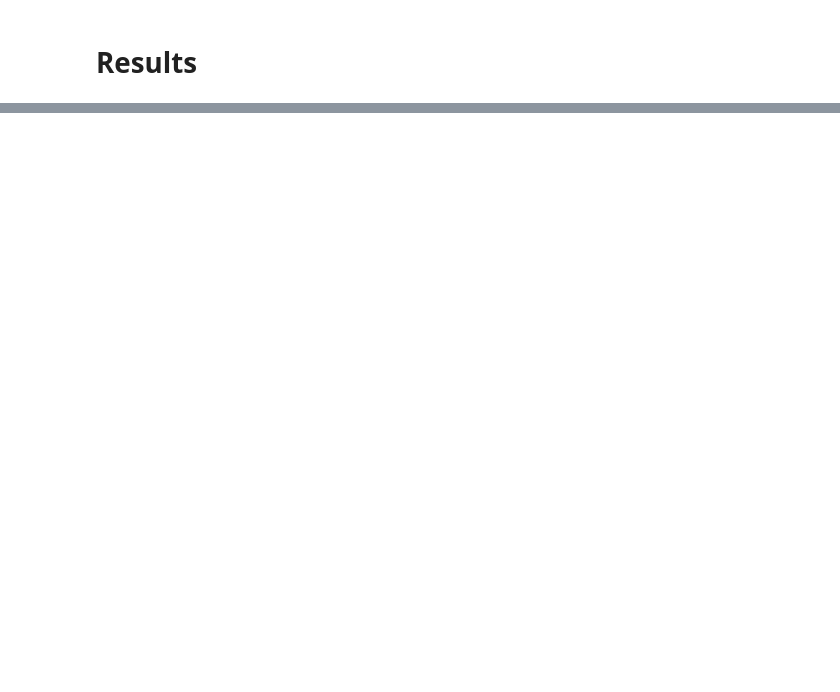
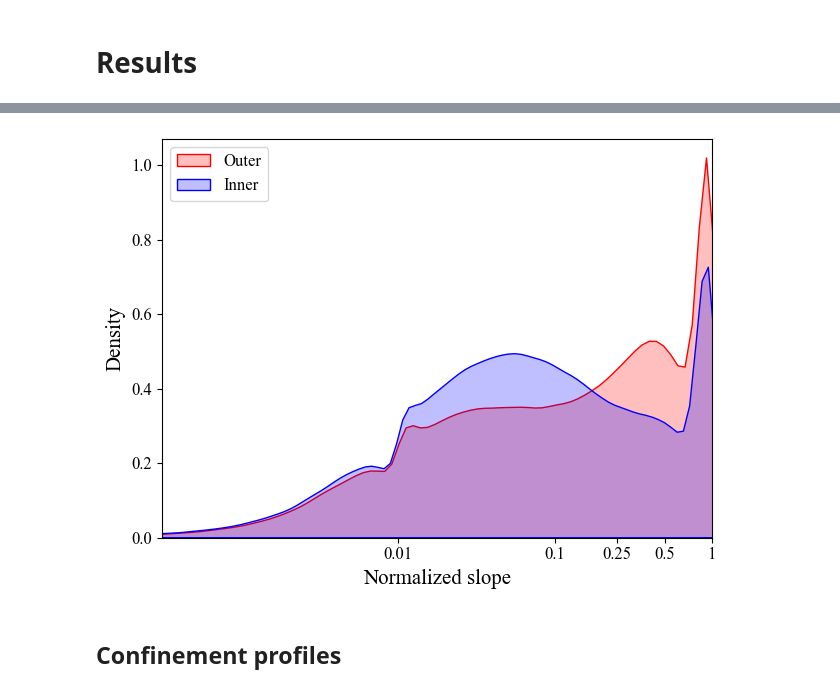
Before and after one commit to niekcde/river-confinement, a Jupyter notebook: final_results.ipynb, the cells around one changed output, grey strips where cells are left out. Drawn from its saved outputs; the diff is of its cells as text; code cells hidden in the pictures; blank space fills up the shorter version.

```diff
--- a/final_results.ipynb
+++ b/final_results.ipynb
@@ -13,3 +1033,21 @@ dfC = pd.read_csv('/Volumes/PhD/confinement/results/dfClusterSlope.csv')
+# %%
+labelsize = 15
+tickSize = 12
+f,ax = plt.subplots()
+sns.kdeplot(data = dfCluster,x = 'slope_out_normalized_log', fill=True, ax = ax, color = 'red' , label = 'Outer')
+sns.kdeplot(data = dfCluster,x = 'slope_inn_normalized_log', fill=True, ax = ax, color = 'blue', label = 'Inner')
+ax.set_xlabel('Normalized slope', fontsize = labelsize)
+ax.set_ylabel('Density', fontsize = labelsize)
+ax.tick_params(axis = 'both', which = 'major', labelsize = tickSize)
+
+plt.legend(title_fontsize = 12, fontsize = 12)
+ax.set_xticks([0.0 ,-2, -1,-0.602, -0.301], [1,0.01, 0.1, 0.25, 0.5])
+plt.xlim([-3.5, 0])
+plt.tight_layout()
+# plt.savefig('/Users/6256481/Library/CloudStorage/OneDrive-UniversiteitUtrecht/Desktop/RivWidth/Paper/Figuren/norm_slope_inOut_02_KDE.png', dpi = 1000)
+plt.show()
+# %% [output]
+[figure, added]
 # %%
 folder = "/Volumes/PhD/SWOT/RiverSP_D_parq/node/"
 
@@ -23,3 +1061,5 @@ df = duckdb.query(f"""
                 ABS(xtrk_dist) BETWEEN {xtrk_dist[0]} AND {xtrk_dist[1]}
     GROUP BY node_id
 """).to_df()
+# %% [markdown]
+## Confinement profiles
```
Also changed, not shown: parts of 32 cells of this notebook.
